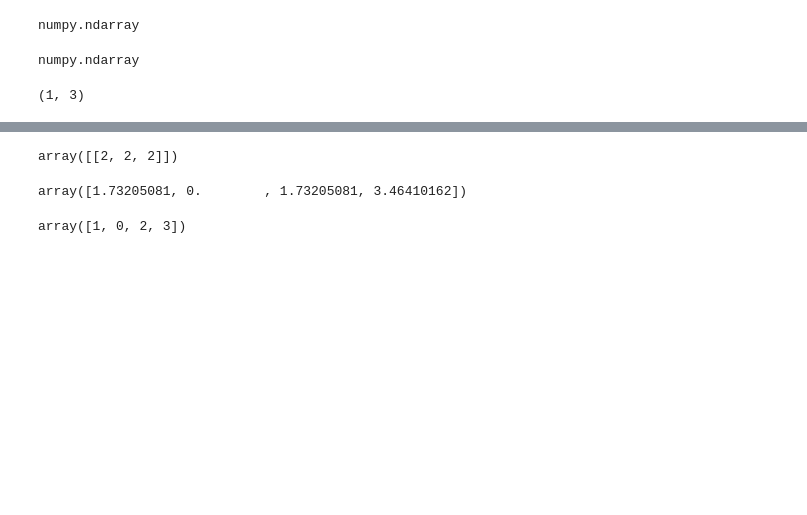
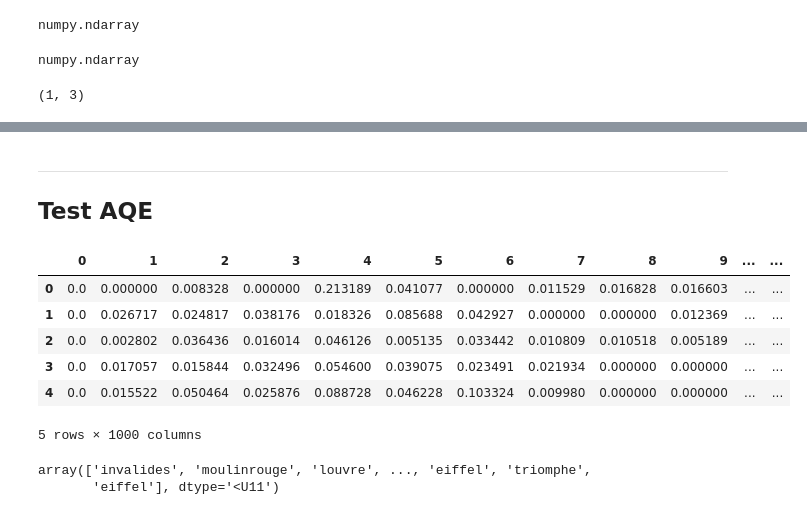
Before and after one commit to S-Arbor/Image-Retrieval-Project, a Jupyter notebook: 2. Revised Data Analysis/reranking_test_notebook.ipynb, the cells around one changed output, grey strips where cells are left out. Drawn from its saved outputs; the diff is of its cells as text; code cells hidden in the pictures; blank space fills up the shorter version.

```diff
--- a/2. Revised Data Analysis/reranking_test_notebook.ipynb
+++ b/2. Revised Data Analysis/reranking_test_notebook.ipynb
@@ -166,14 +155,41 @@ def basic_query(query_image_features, query_target_features, metric_function = s
-# %%
-a = test_features.loc[1].values.reshape((1,-1))
-a
-# %% [output]
-array([[2, 2, 2]])
-# %%
-D = sklearn.metrics.euclidean_distances(a, test_features).squeeze()
-D
-# %% [output]
-array([1.73205081, 0.        , 1.73205081, 3.46410162])
-# %%
-basic_query(a, test_features)
-# %% [output]
-array([1, 0, 2, 3])
+# %% [markdown]
+___
+## Test AQE
+# %%
+basedir = "/home/sean/Code/Pawsey/3. Data/New_SIFT"
+
+sift_raw = {"roxford5k" : {}, "rparis6k" : {}}
+
+os.chdir(basedir + "/SIFT")
+for file_name in os.listdir():
+    split_name = file_name.split("-")
+    dataset, num_features, difficulty, _ = split_name
+
+    num_features = int(num_features)
+    if num_features not in sift_raw[dataset].keys():
+        sift_raw[dataset][num_features] = {}
+
+    sift_raw[dataset][num_features][difficulty] = pd.read_csv(file_name)
+
+sift_raw["roxford5k"][1000]["easy"].head()
+# %% [output]
+|  | 0 | 1 | 2 | 3 | 4 | 5 | 6 | 7 | 8 | 9 | ... | ... |
+| 0 | 0.0 | 0.000000 | 0.008328 | 0.000000 | 0.213189 | 0.041077 | 0.000000 | 0.011529 | 0.016828 | 0.016603 | ... | ... |
+| 1 | 0.0 | 0.026717 | 0.024817 | 0.038176 | 0.018326 | 0.085688 | 0.042927 | 0.000000 | 0.000000 | 0.012369 | ... | ... |
+| 2 | 0.0 | 0.002802 | 0.036436 | 0.016014 | 0.046126 | 0.005135 | 0.033442 | 0.010809 | 0.010518 | 0.005189 | ... | ... |
+| 3 | 0.0 | 0.017057 | 0.015844 | 0.032496 | 0.054600 | 0.039075 | 0.023491 | 0.021934 | 0.000000 | 0.000000 | ... | ... |
+| 4 | 0.0 | 0.015522 | 0.050464 | 0.025876 | 0.088728 | 0.046228 | 0.103324 | 0.009980 | 0.000000 | 0.000000 | ... | ... |
+5 rows × 1000 columns
+# %%
+names = {"roxford5k" : {}, "rparis6k" : {}}
+
+os.chdir(basedir + "/names")
+for data_file in os.listdir():
+    split_name = data_file[:-4].split("-")
+    dataset, _, difficulty, _ = split_name
+    names[dataset][difficulty] = np.load(data_file)
+
+names["rparis6k"]["easy"]
+# %% [output]
+array(['invalides', 'moulinrouge', 'louvre', ..., 'eiffel', 'triomphe',
+       'eiffel'], dtype='<U11')
```
Also changed, not shown: parts of 5 cells of this notebook, 2 other files.
